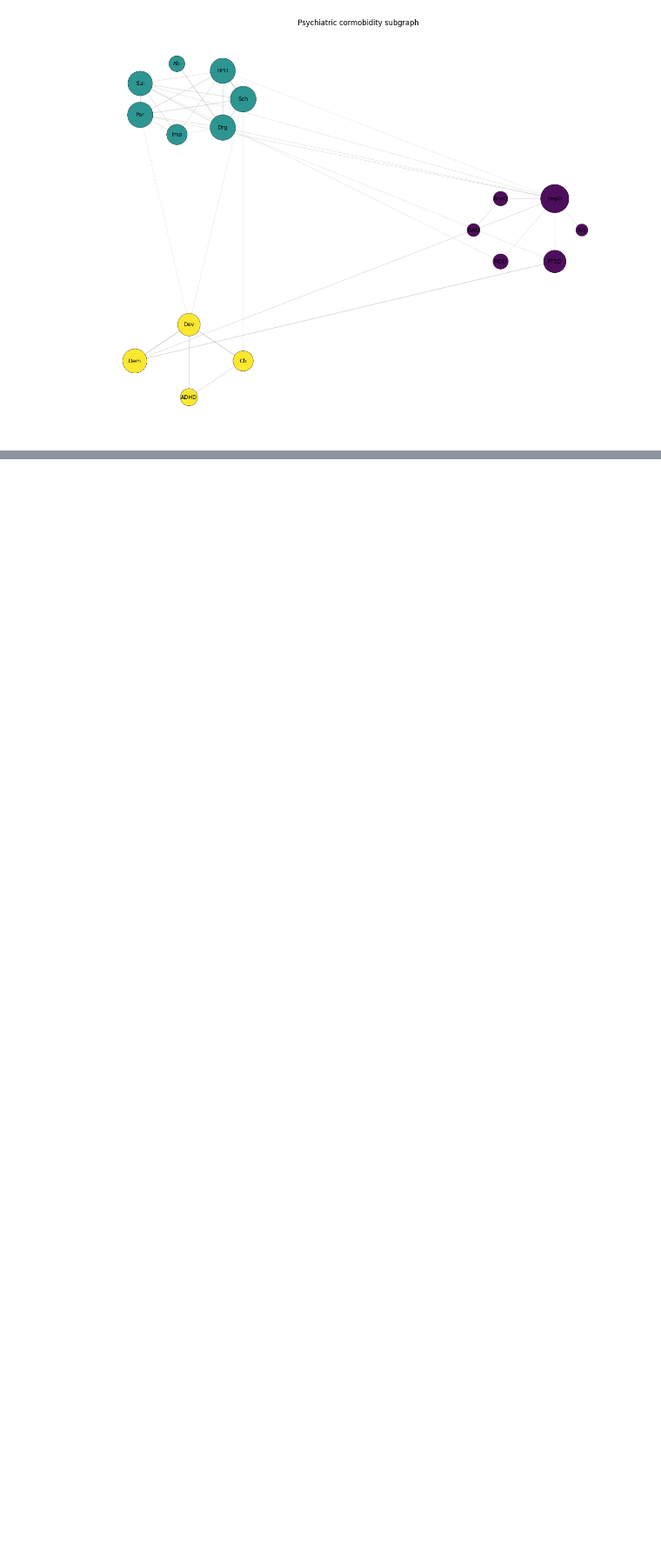
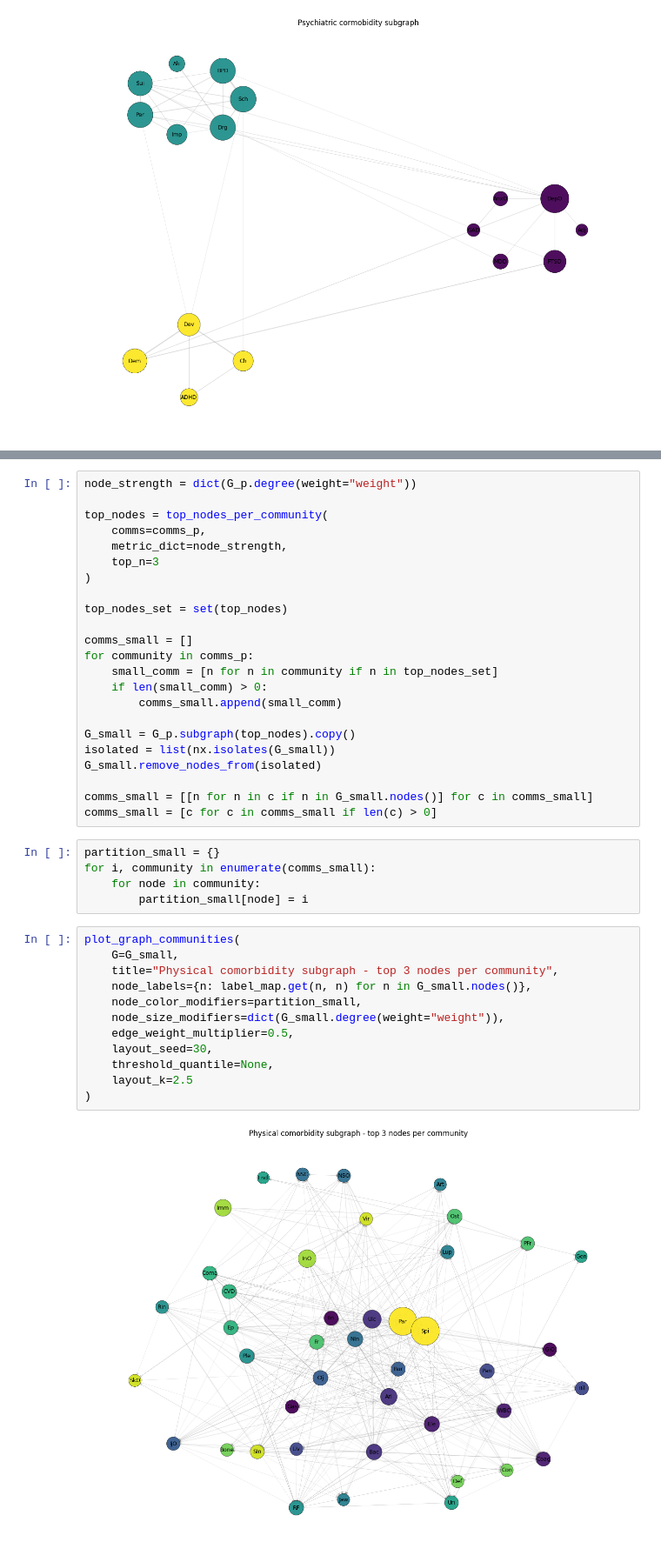
Before and after one commit to anjicx/Cormbobidity-Network-Analysis, a Jupyter notebook: SNA_Analysis.ipynb, the cells around one changed output, grey strips where cells are left out. Shown at 87% size. Saved outputs shown, nothing was run; the diff lists cells and outputs as text; blank space fills up the shorter version.

```diff
--- a/SNA_Analysis.ipynb
+++ b/SNA_Analysis.ipynb
@@ -910,0 +956,42 @@ Zajednica 14 (n=2):
+# %%
+node_strength = dict(G_p.degree(weight="weight"))
+
+top_nodes = top_nodes_per_community(
+    comms=comms_p,
+    metric_dict=node_strength,
+    top_n=3
+)
+
+top_nodes_set = set(top_nodes)
+
+comms_small = []
+for community in comms_p:
+    small_comm = [n for n in community if n in top_nodes_set]
+    if len(small_comm) > 0:
+        comms_small.append(small_comm)
+
+G_small = G_p.subgraph(top_nodes).copy()
+isolated = list(nx.isolates(G_small))
+G_small.remove_nodes_from(isolated)
+
+comms_small = [[n for n in c if n in G_small.nodes()] for c in comms_small]
+comms_small = [c for c in comms_small if len(c) > 0]
+# %%
+partition_small = {}
+for i, community in enumerate(comms_small):
+    for node in community:
+        partition_small[node] = i
+# %%
+plot_graph_communities(
+    G=G_small,
+    title="Physical comorbidity subgraph - top 3 nodes per community",
+    node_labels={n: label_map.get(n, n) for n in G_small.nodes()},
+    node_color_modifiers=partition_small,
+    node_size_modifiers=dict(G_small.degree(weight="weight")),
+    edge_weight_multiplier=0.5,
+    layout_seed=30,
+    threshold_quantile=None,
+    layout_k=2.5
+)
+# %% [output]
+[figure, added]
```
Also changed, not shown: parts of 7 cells of this notebook.
